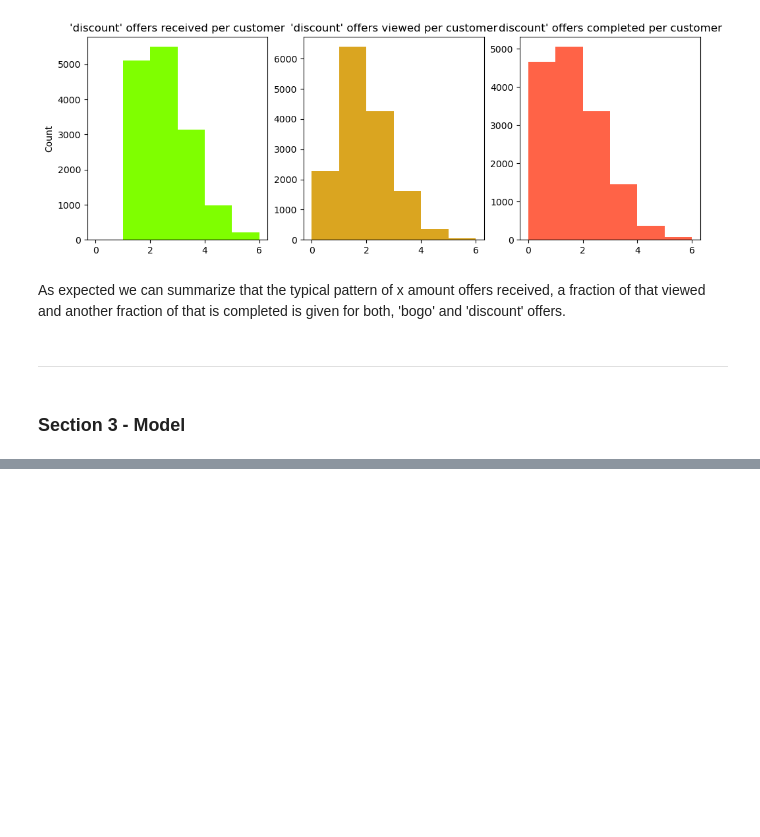
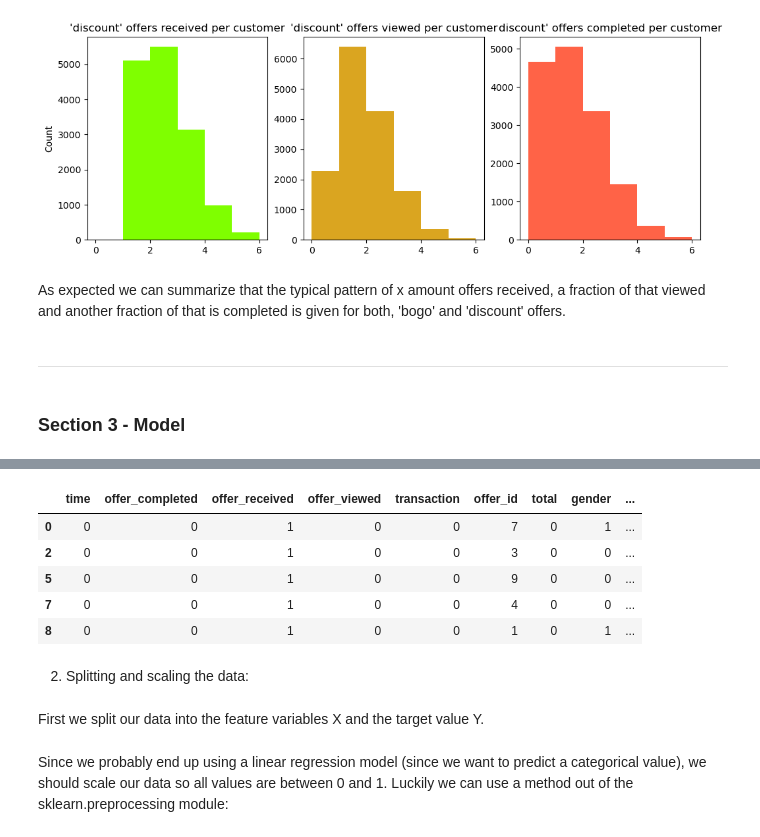
Before and after one commit to Daniel-Hutcheson/starbucks_capstone_project, a Jupyter notebook: Starbucks_Capstone_notebook.ipynb, the cells around one changed output, grey strips where cells are left out. Cells and saved outputs as stored; diff of their text form; code cells hidden in the pictures; blank space fills up the shorter version.

```diff
--- a/Starbucks_Capstone_notebook.ipynb
+++ b/Starbucks_Capstone_notebook.ipynb
@@ -1224,0 +1398,27 @@ As expected we can summarize that the typical pattern of x amount offers receive
+# %%
+data_model.offer_id = data_model.offer_id.map(offer_id_mapping)
+# %%
+gender_mapping = {
+    'M':0,
+    'F':1,
+    'O':2
+}
+# %%
+data_model.gender = data_model.gender.map(gender_mapping)
+# %%
+data_model.became_member_on = data_model.became_member_on.astype(str)
+data_model['became_member_in'] = data_model.became_member_on.str[:4].astype(int)
+data_model.drop(columns=['became_member_on'], inplace=True)
+# %%
+data_model.head()
+# %% [output]
+|  | time | offer_completed | offer_received | offer_viewed | transaction | offer_id | total | gender | ... |
+| 0 | 0 | 0 | 1 | 0 | 0 | 7 | 0 | 1 | ... |
+| 2 | 0 | 0 | 1 | 0 | 0 | 3 | 0 | 0 | ... |
+| 5 | 0 | 0 | 1 | 0 | 0 | 9 | 0 | 0 | ... |
+| 7 | 0 | 0 | 1 | 0 | 0 | 4 | 0 | 0 | ... |
+| 8 | 0 | 0 | 1 | 0 | 0 | 1 | 0 | 1 | ... |
+# %% [markdown]
+2) Splitting and scaling the data:
+# %% [markdown]
+First we split our data into the feature variables X and the target value Y.
@@ -1224,0 +1428,2 @@ As expected we can summarize that the typical pattern of x amount offers receive
+# %% [markdown]
+Since we probably end up using a linear regression model (since we want to predict a categorical value), we should scale our data so all values are between 0 and 1. Luckily we can use a method out of the sklearn.preprocessing module:
```
Also changed, not shown: parts of 27 cells of this notebook.
